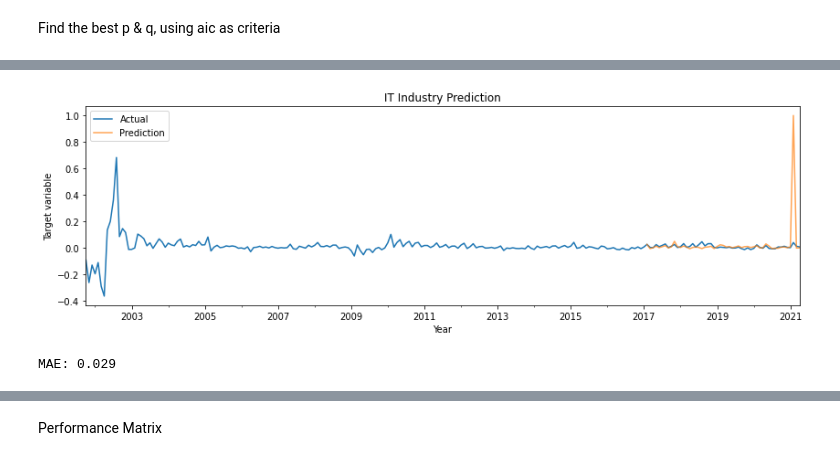
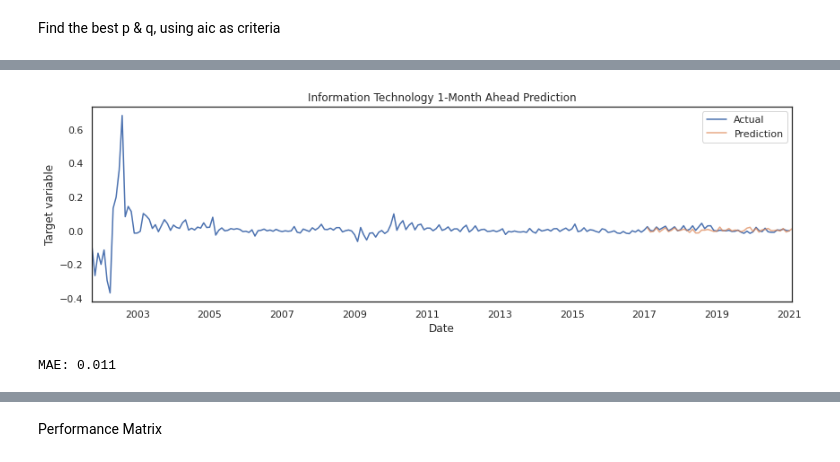
Before and after one commit to michelleazee/KPMG_forecasting_model, a Jupyter notebook: script/Sector_Models/Final_IT_Model.ipynb, the cells around one changed output, grey strips where cells are left out. Cells and saved outputs as stored; diff of their text form; code cells hidden in the pictures.

```diff
--- a/script/Sector_Models/Final_IT_Model.ipynb
+++ b/script/Sector_Models/Final_IT_Model.ipynb
@@ -370,10 +537,10 @@ Shift target variable by 1, 3, 6, 12, 18 months
 # %%
-df_1=df
-df_1=df_1.reset_index()
-df_1['Target']=df_1['Target'].shift(-1)
-df_1['Date']=df_1['Date'].shift(-1)
-df_1=df_1.dropna()
-df_1=df_1.set_index('Date')
-df_1['Month']=df_1.index.month
+df_1 = df
+df_1 = df_1.reset_index()
+df_1['Target'] = df_1.Target.shift(-1)
+df_1['Date'] = df_1.Date + pd.DateOffset(months = 1)
+df_1 = df_1.set_index('Date')
+df_1 = df_1[df_1.index >= Target.index[0]]
+df_1['Month'] = df_1.index.month
 df_1
 # %% [output]
@@ -494,5 +694,5 @@ df_18
 # %%
-model_exvar=['inventory','new_orders','u_lagged9', 'market1']
+model_exvar=['ipr_mom_ch', 'orders_mom_ch', 'u_mom_ch', 'market1']
 
 split_date=pd.Timestamp('2017-01-01')
 
@@ -541,29 +729,28 @@ print(model.summary())'''
 # %%
-sarimax_model=SARIMAX(y_train,
-                order=(1,0,0),
+sar1_model=SARIMAX(y_train,
+                order=(0,0,4),
                 seasonal_order=(1,1,[1],12)
                 , exog=X_train
                 )
 # %%
-sarimax_mod_fit=sarimax_model.fit()
+sar1_mod_fit = sar1_model.fit()
 
-sarimax_pred=sarimax_mod_fit.get_prediction(start=y_test.index[0], end=y_test.index[-1], exog=X_test)
+sar1_pred = sar1_mod_fit.get_prediction(start = y_test.index[0], end = y_test.index[-1], exog = X_test)
 
-sar_pred=sarimax_pred.predicted_mean
-sar_pred[sar_pred>1]=1
-
-sar_pred_ci=sarimax_pred.conf_int()
-
-ax=df_1['Target'].plot(label='Actual')
-sar_pred.plot(ax=ax, label='Prediction', alpha=.7, figsize=(14, 4))
-ax.set_xlabel('Year')
+sar1_pred_mean = sar1_pred.predicted_mean
+sar1_pred_ci = sar1_pred.conf_int(alpha = 0.5)
+ax = df_1.Target.plot(label='Actual')
+sar1_pred_mean.plot(ax=ax, label='Prediction', alpha=.7, figsize=(14, 4))
+ax.set_xlabel('Date')
 ax.set_ylabel('Target variable')
-plt.title('IT Industry Prediction')
+plt.title('Information Technology 1-Month Ahead Prediction')
 plt.legend()
 plt.show()
 
-#print('MAPE:', round(mape(y_test, sar_pred), 3))
-print('MAE:', round(mae(y_test, sar_pred), 3))
+last_date = y_test.dropna().index[-1]
+
+#print("MAPE:", round(mape(y_test[y_test.index < last_date], sar1_pred_mean[sar1_pred_mean.index < last_date]), 3))
+print("MAE:", round(mae(y_test[y_test.index < last_date], sar1_pred_mean[sar1_pred_mean.index < last_date]), 3))
 # %% [output]
-[figure, old version]
+[figure, new version]
-MAE: 0.029
+MAE: 0.011
```
Also changed, not shown: parts of 92 cells of this notebook.
